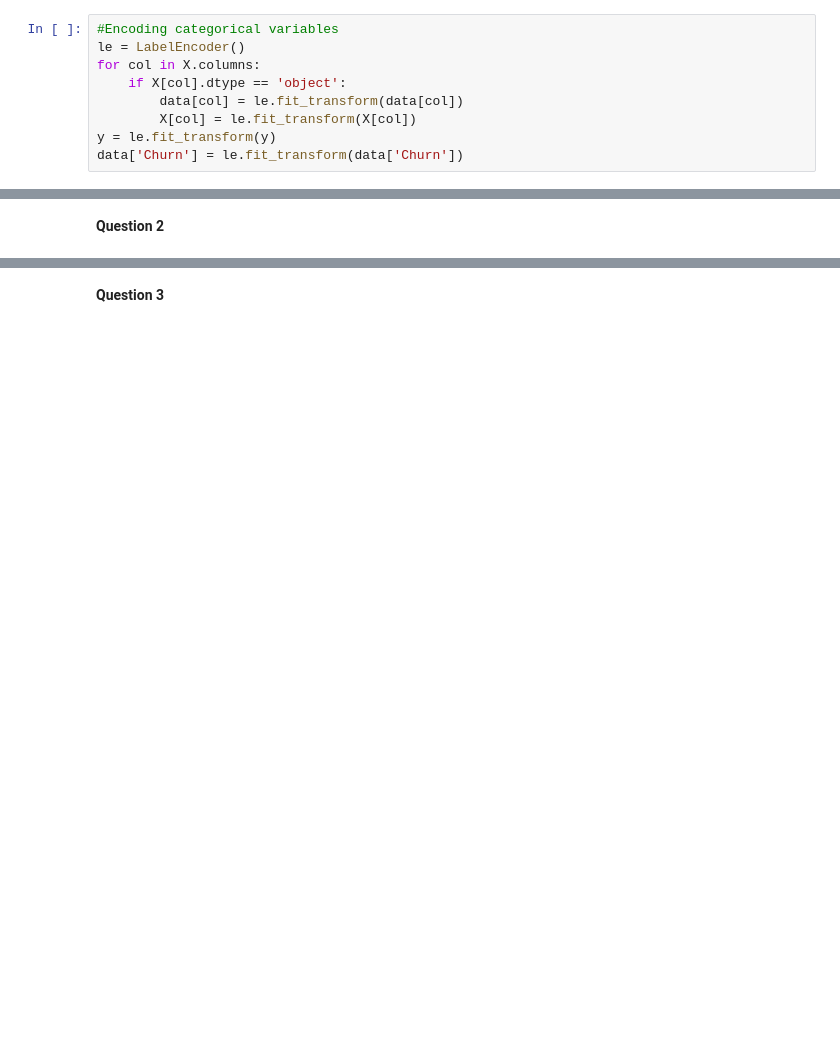
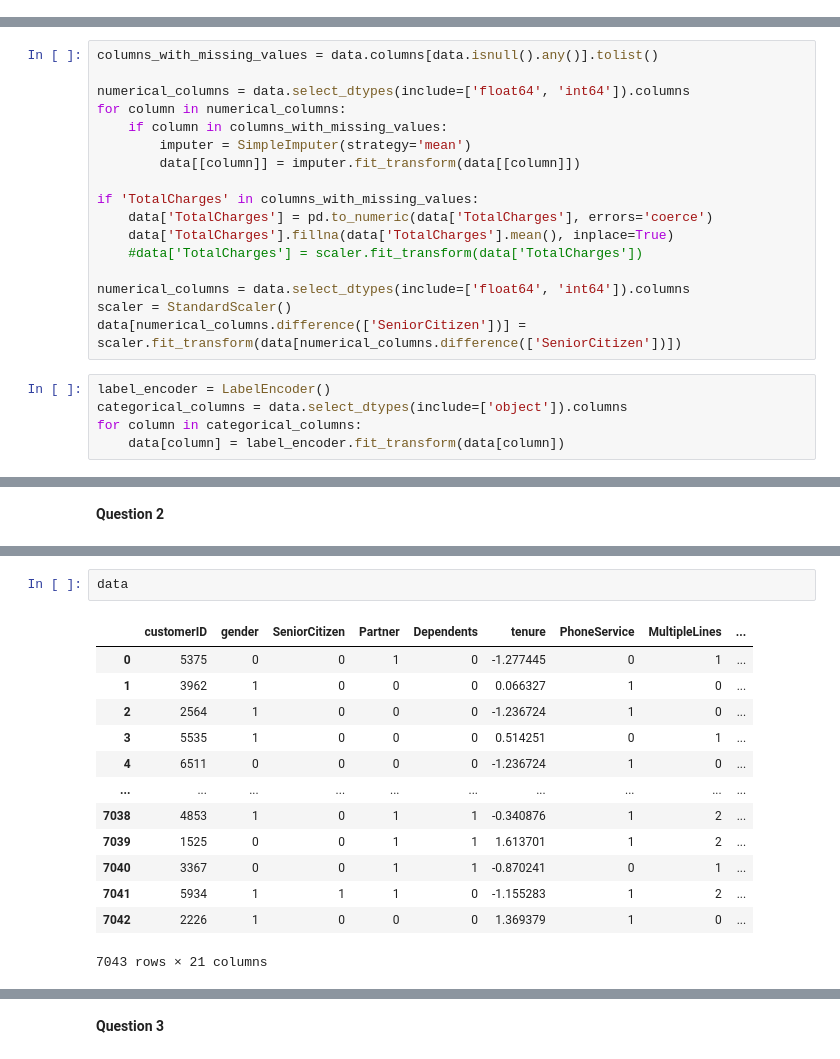
Before and after one commit to e-c-centric/56042025_Churning_Customers, a Jupyter notebook: 56042025_Churning_Customers.ipynb, the cells around one changed output, grey strips where cells are left out. Saved outputs shown, nothing was run; the diff lists cells and outputs as text; blank space fills up the shorter version.

```diff
--- a/56042025_Churning_Customers.ipynb
+++ b/56042025_Churning_Customers.ipynb
@@ -55,9 +104,0 @@ y = data['Churn'] #Churn is the target variable
-# %%
-#Encoding categorical variables
-le = LabelEncoder()
-for col in X.columns:
-    if X[col].dtype == 'object':
-        data[col] = le.fit_transform(data[col])
-        X[col] = le.fit_transform(X[col])
-y = le.fit_transform(y)
-data['Churn'] = le.fit_transform(data['Churn'])
@@ -63,0 +107,22 @@ data['Churn'] = le.fit_transform(data['Churn'])
+# %%
+columns_with_missing_values = data.columns[data.isnull().any()].tolist()
+
+numerical_columns = data.select_dtypes(include=['float64', 'int64']).columns
+for column in numerical_columns:
+    if column in columns_with_missing_values:
+        imputer = SimpleImputer(strategy='mean')
+        data[[column]] = imputer.fit_transform(data[[column]])
+
+if 'TotalCharges' in columns_with_missing_values:
+    data['TotalCharges'] = pd.to_numeric(data['TotalCharges'], errors='coerce')
+    data['TotalCharges'].fillna(data['TotalCharges'].mean(), inplace=True)
+    #data['TotalCharges'] = scaler.fit_transform(data['TotalCharges'])
+
+numerical_columns = data.select_dtypes(include=['float64', 'int64']).columns
+scaler = StandardScaler()
+data[numerical_columns.difference(['SeniorCitizen'])] = scaler.fit_transform(data[numerical_columns.difference(['SeniorCitizen'])])
+# %%
+label_encoder = LabelEncoder()
+categorical_columns = data.select_dtypes(include=['object']).columns
+for column in categorical_columns:
+    data[column] = label_encoder.fit_transform(data[column])
@@ -189,0 +190,16 @@ TechSupport
+# %%
+data
+# %% [output]
+|  | customerID | gender | SeniorCitizen | Partner | Dependents | tenure | PhoneService | MultipleLines | ... |
+| 0 | 5375 | 0 | 0 | 1 | 0 | -1.277445 | 0 | 1 | ... |
+| 1 | 3962 | 1 | 0 | 0 | 0 | 0.066327 | 1 | 0 | ... |
+| 2 | 2564 | 1 | 0 | 0 | 0 | -1.236724 | 1 | 0 | ... |
+| 3 | 5535 | 1 | 0 | 0 | 0 | 0.514251 | 0 | 1 | ... |
+| 4 | 6511 | 0 | 0 | 0 | 0 | -1.236724 | 1 | 0 | ... |
+| ... | ... | ... | ... | ... | ... | ... | ... | ... | ... |
+| 7038 | 4853 | 1 | 0 | 1 | 1 | -0.340876 | 1 | 2 | ... |
+| 7039 | 1525 | 0 | 0 | 1 | 1 | 1.613701 | 1 | 2 | ... |
+| 7040 | 3367 | 0 | 0 | 1 | 1 | -0.870241 | 0 | 1 | ... |
+| 7041 | 5934 | 1 | 1 | 1 | 0 | -1.155283 | 1 | 2 | ... |
+| 7042 | 2226 | 1 | 0 | 0 | 0 | 1.369379 | 1 | 0 | ... |
+7043 rows × 21 columns
```
Also changed, not shown: parts of 36 cells of this notebook.
